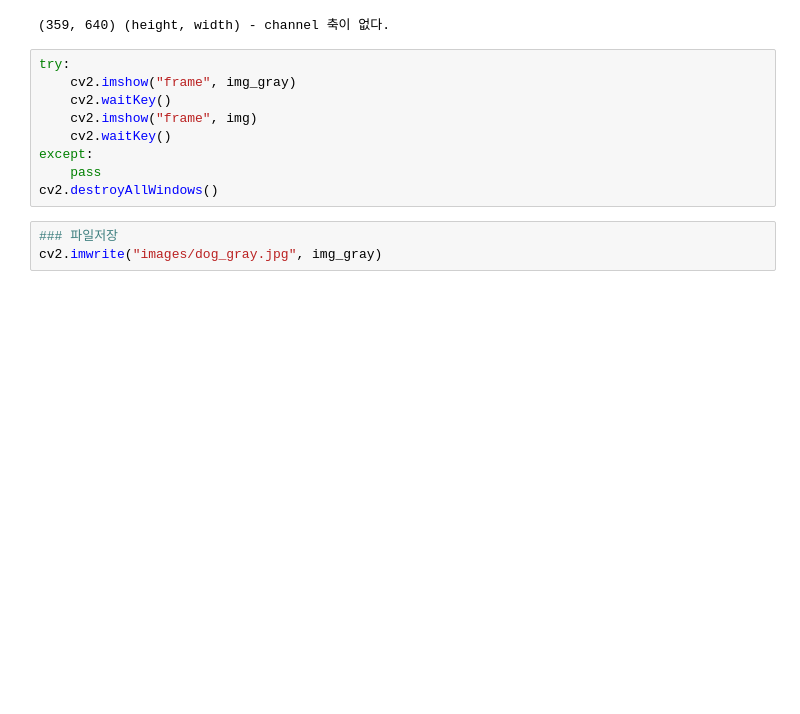
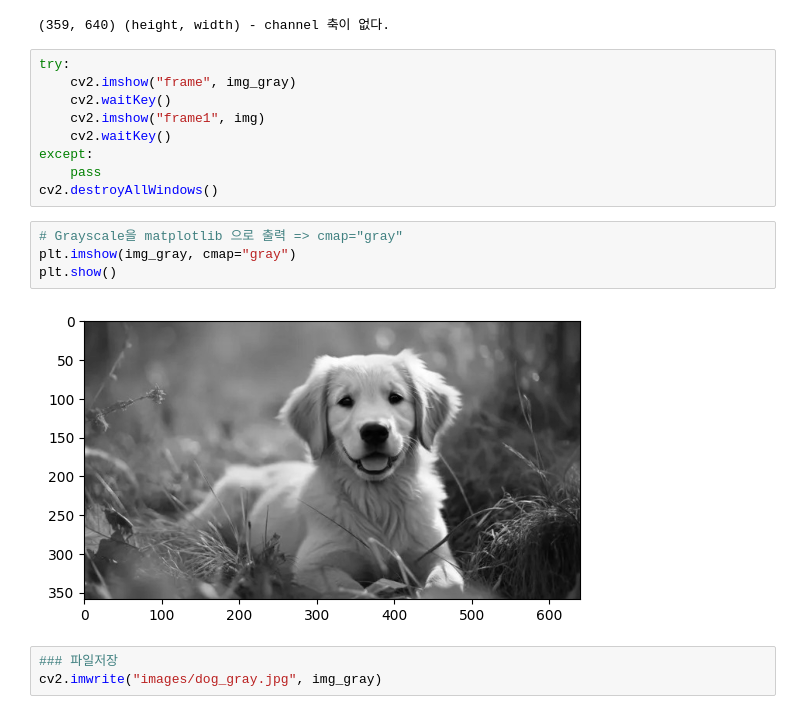
Before and after one commit to dawnhub/PLAYDATA-DA-35, a Jupyter notebook: classes/05_numpy_opencv/03_ opencv 개요.ipynb, the cells around one changed output. Cells and saved outputs as stored; diff of their text form; blank space fills up the shorter version.

```diff
--- a/classes/05_numpy_opencv/03_ opencv 개요.ipynb
+++ b/classes/05_numpy_opencv/03_ opencv 개요.ipynb
@@ -128,11 +130,17 @@ print(img_gray.shape, "(height, width) - channel 축이 없다.")
 try:
     cv2.imshow("frame", img_gray)
     cv2.waitKey()
-    cv2.imshow("frame", img)
+    cv2.imshow("frame1", img)
     cv2.waitKey()
 except:
     pass
 cv2.destroyAllWindows()
+# %%
+# Grayscale을 matplotlib 으로 출력 => cmap="gray"
+plt.imshow(img_gray, cmap="gray")
+plt.show()
+# %% [output]
+[figure, added]
 # %%
 ### 파일저장
 cv2.imwrite("images/dog_gray.jpg", img_gray)
```
Also changed, not shown: parts of 29 cells of this notebook, 37 other files.
